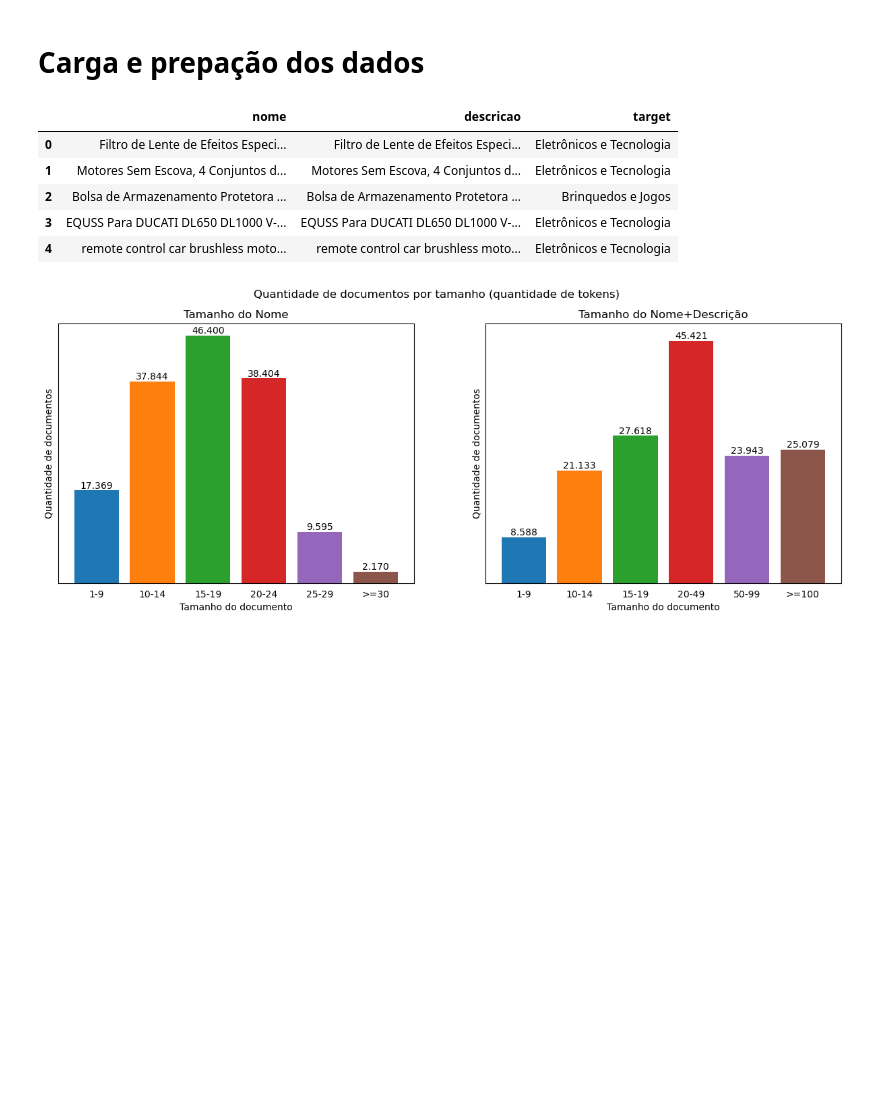
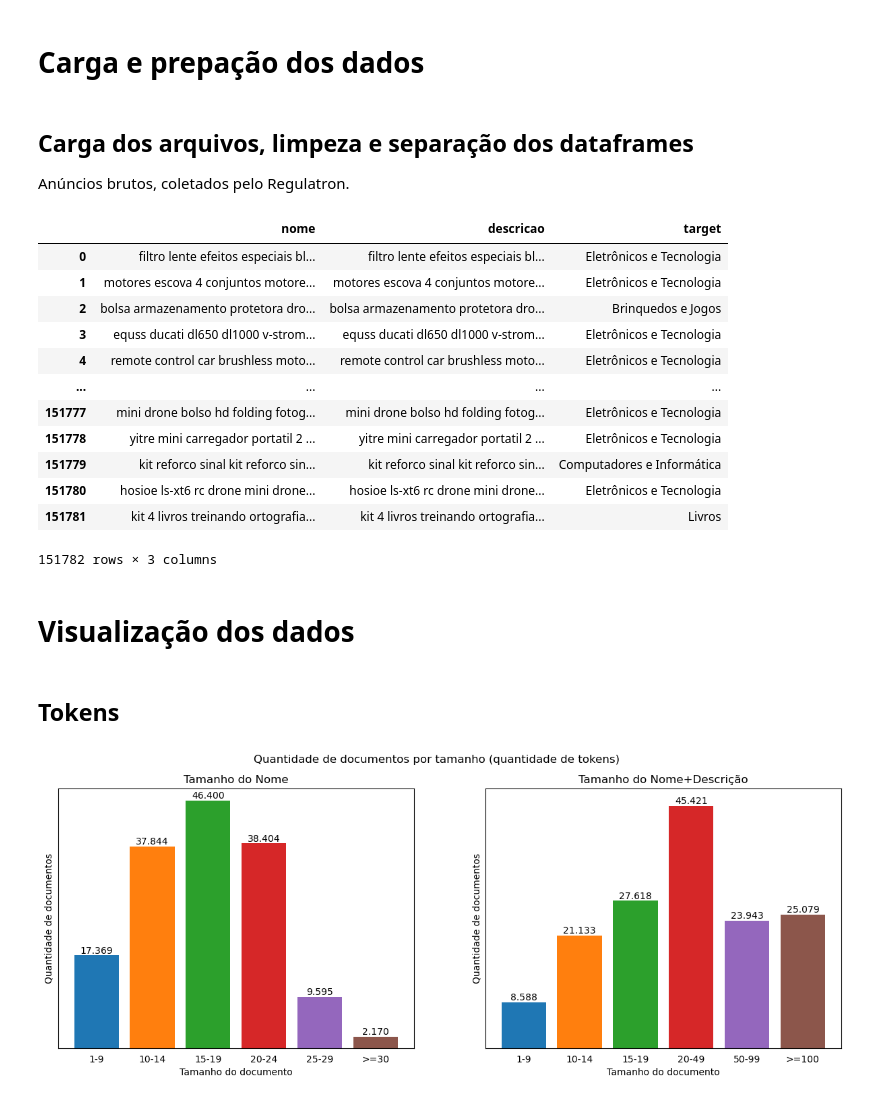
Before and after one commit to InovaFiscaliza/dados-pacp, a Jupyter notebook: notebooks/02_view_ngram_amazon.ipynb, the cells around one changed output. Cells and saved outputs as stored; diff of their text form; code cells hidden in the pictures; blank space fills up the shorter version.

```diff
--- a/notebooks/02_view_ngram_amazon.ipynb
+++ b/notebooks/02_view_ngram_amazon.ipynb
@@ -24,7 +28,7 @@ from tqdm.auto import tqdm
 NULL_STRING = '#NULO#'
 MAX_CAT_COUNT = 4
 # %%
-def get_clean_docs(docs,alpha=False):
+def get_clean_docs(docs):
 
     # limpeza inicial dos documentos
     # lowercase e remoção de acentos
@@ -39,10 +43,7 @@ def get_clean_docs(docs,alpha=False):
 
     for doc in tqdm(docs):
         doc = unidecode.unidecode(doc.lower())
-        if not alpha:
-            tokens = [token for token in word_tokenize(doc) if token not in stop_words and token not in punctuation]
-        else:
-            tokens = [token for token in word_tokenize(doc) if token not in stop_words and token not in punctuation and token.isalpha()]
+        tokens = [token for token in word_tokenize(doc) if token not in stop_words and token not in punctuation]
         clean_tokens.append(tokens)
         tokens_freq.update(tokens)
 
@@ -143,26 +144,53 @@ def plot_doc_vectors(docs, targets, top_cats=False, s=5, ngram_range=(1,1)):
     plt.show()
 # %% [markdown]
 # Carga e prepação dos dados
+# %% [markdown]
+## Carga dos arquivos, limpeza e separação dos dataframes
+
+Anúncios brutos, coletados pelo Regulatron.
 # %%
-file_amazon = '../datasets/amazon.parquet.gzip'
+file_amazon_raw = '../datasets/regulatron_legacy/raw/amazon.parquet.gzip'
+file_amazon_clean = '../datasets/regulatron_legacy/clean/amazon_clean.parquet'
 
-df_amazon = pd.read_parquet(file_amazon).reset_index(drop=True)
+if osp.exists(file_amazon_clean):
+    df_amazon_clean = pd.read_parquet(file_amazon_clean)
+    tokens_nome = [nome.split() for nome in df_amazon_clean.nome]
+    tokens_descricao = [descricao.split() for descricao in df_amazon_clean.descricao]
+    nome = df_amazon_clean.nome.to_numpy()
+    descricao = df_amazon_clean.descricao.to_numpy()
+    target = df_amazon_clean.target.to_numpy()
+else:
+    df_amazon = pd.read_parquet(file_amazon).reset_index(drop=True)
 
-columns_to_keep = ['Nome', 'Marca', 'Modelo', 'Descrição', 'Descrição_Principal', 'cat_0']
-df_amazon = df_amazon[columns_to_keep].fillna(NULL_STRING)
+    columns_to_keep = ['Nome', 'Marca', 'Modelo', 'Descrição', 'Descrição_Principal', 'cat_0']
+    df_amazon = df_amazon[columns_to_keep].fillna(NULL_STRING)
 
-columns_to_join = ['Nome', 'Marca', 'Modelo', 'Descrição', 'Descrição_Principal']
-df_amazon['descricao'] = df_amazon[columns_to_join].apply(lambda row: ' '.join(row),axis=1)
+    columns_to_join = ['Nome', 'Marca', 'Modelo', 'Descrição', 'Descrição_Principal']
+    df_amazon['descricao'] = df_amazon[columns_to_join].apply(lambda row: ' '.join(row),axis=1)
 
-columns_to_keep = ['Nome', 'descricao', 'cat_0']
-df_amazon = df_amazon[columns_to_keep]
-df_amazon.columns = ['nome', 'descricao', 'target']
+    columns_to_keep = ['Nome', 'descricao', 'cat_0']
+    df_amazon = df_amazon[columns_to_keep]
+    df_amazon.columns = ['nome', 'descricao', 'target']
 
-df_amazon.head()
+    nome, tokens_nome, tf_nome = get_clean_docs(df_amazon.nome)
+    descricao, tokens_descricao, tf_descicao = get_clean_docs(df_amazon.descricao)
+    target = df_amazon.target.to_numpy()
+
+    df_amazon_clean = pd.DataFrame({'nome': nome, 'descricao': descricao, 'target': target})
+    df_amazon_clean.to_parquet(file_amazon_clean,compression='gzip')
+
+df_amazon_clean
 # %% [output]
 |  | nome | descricao | target |
-| 0 | Filtro de Lente de Efeitos Especi... | Filtro de Lente de Efeitos Especi... | Eletrônicos e Tecnologia |
-| 1 | Motores Sem Escova, 4 Conjuntos d... | Motores Sem Escova, 4 Conjuntos d... | Eletrônicos e Tecnologia |
-| 2 | Bolsa de Armazenamento Protetora ... | Bolsa de Armazenamento Protetora ... | Brinquedos e Jogos |
-| 3 | EQUSS Para DUCATI DL650 DL1000 V-... | EQUSS Para DUCATI DL650 DL1000 V-... | Eletrônicos e Tecnologia |
+| 0 | filtro lente efeitos especiais bl... | filtro lente efeitos especiais bl... | Eletrônicos e Tecnologia |
+| 1 | motores escova 4 conjuntos motore... | motores escova 4 conjuntos motore... | Eletrônicos e Tecnologia |
+| 2 | bolsa armazenamento protetora dro... | bolsa armazenamento protetora dro... | Brinquedos e Jogos |
+| 3 | equss ducati dl650 dl1000 v-strom... | equss ducati dl650 dl1000 v-strom... | Eletrônicos e Tecnologia |
 | 4 | remote control car brushless moto... | remote control car brushless moto... | Eletrônicos e Tecnologia |
+| ... | ... | ... | ... |
+| 151777 | mini drone bolso hd folding fotog... | mini drone bolso hd folding fotog... | Eletrônicos e Tecnologia |
+| 151778 | yitre mini carregador portatil 2 ... | yitre mini carregador portatil 2 ... | Eletrônicos e Tecnologia |
+| 151779 | kit reforco sinal kit reforco sin... | kit reforco sinal kit reforco sin... | Computadores e Informática |
+| 151780 | hosioe ls-xt6 rc drone mini drone... | hosioe ls-xt6 rc drone mini drone... | Eletrônicos e Tecnologia |
+| 151781 | kit 4 livros treinando ortografia... | kit 4 livros treinando ortografia... | Livros |
+151782 rows × 3 columns
@@ -176,3 +197,7 @@ df_amazon_clean.to_parquet('../datasets/amazon_clean.parquet',compression='gzip'
+# %% [markdown]
+# Visualização dos dados
+# %% [markdown]
+## Tokens
 # %%
 len_nome = [len(doc) for doc in tokens_nome]
 len_desc = [len(doc) for doc in tokens_descricao]
```
Also changed, not shown: parts of 19 cells of this notebook, 2 other files.
